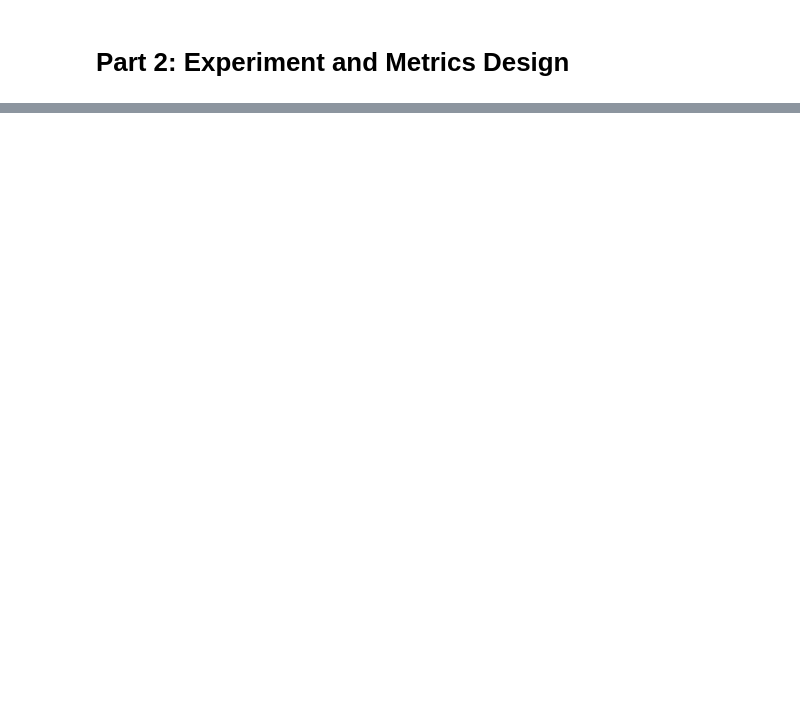
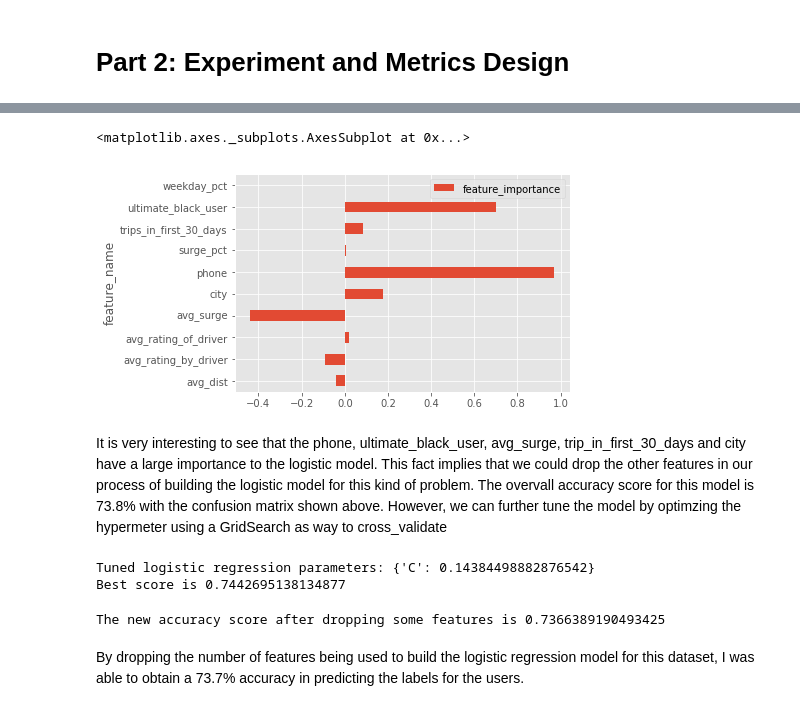
Before and after one commit to HuongIvyNguyen/springboard_datascience, a Jupyter notebook: ultimate_challenge/Take-home Challenge.ipynb, the cells around one changed output, grey strips where cells are left out. Drawn from its saved outputs; the diff is of its cells as text; code cells hidden in the pictures; blank space fills up the shorter version.

```diff
--- a/ultimate_challenge/Take-home Challenge.ipynb
+++ b/ultimate_challenge/Take-home Challenge.ipynb
@@ -75,0 +257,3 @@ logins_counts_df[:50].plot()
+# %%
+#Make sure there is no none data point
+ultimate_data = ultimate_data.dropna()
@@ -75,0 +291,4 @@ logins_counts_df[:50].plot()
+# %%
+#Splitting features versus target
+X = ultimate_data.drop(['active', 'last_trip_date', 'signup_date', 'date_from_last', 'six_months_from_signup'], axis=1)
+y = ultimate_data.active
@@ -75,0 +297,22 @@ logins_counts_df[:50].plot()
+# %%
+from sklearn.cross_validation import train_test_split
+from sklearn.model_selection import train_test_split
+from sklearn.linear_model import LogisticRegression
+from sklearn.metrics import confusion_matrix, classification_report, accuracy_score
+
+#Splitting the dataset into training and testing dataset
+X_train, X_test, y_train, y_test = train_test_split(X, y, test_size=0.2, random_state=1234)
+
+#Create a Logistic Regression classifier
+lg = LogisticRegression()
+
+#Fit the classifier to the training data
+lg.fit(X_train, y_train)
+
+#Predict the labels for the test set:
+y_pred = lg.predict(X_test)
+
+#evaluation
+print(confusion_matrix(y_test, y_pred))
+print(classification_report(y_test, y_pred))
+print('The accuracy score is ', accuracy_score(y_test, y_pred)*100)
@@ -75,0 +330,5 @@ logins_counts_df[:50].plot()
+# %%
+#Lets observe the feature importance
+lg_feature_importance = pd.DataFrame(np.transpose(lg.coef_), index=X.columns, columns=['feature_importance']).reset_index()
+lg_feature_importance.columns = ['feature_name', 'feature_importance']
+lg_feature_importance
@@ -75,0 +347,23 @@ logins_counts_df[:50].plot()
+# %%
+lg_feature_importance.plot(kind='barh', x ='feature_name')
+# %% [output]
+<matplotlib.axes._subplots.AxesSubplot at 0x...>
+[figure, added]
+# %% [markdown]
+It is very interesting to see that the phone, ultimate_black_user, avg_surge, trip_in_first_30_days and city have a large importance to the logistic model. This fact implies that we could drop the other features in our process of building the logistic model for this kind of problem. The overvall accuracy score for this model is 73.8% with the confusion matrix shown above. However, we can further tune the model by optimzing the hypermeter using a GridSearch as way to cross_validate
+# %%
+#Set up a hyperparameter grid
+c_space = np.logspace(-20,8,20)
+param_grid = {'C': c_space}
+
+from sklearn.model_selection import GridSearchCV
+
+lg_cv = GridSearchCV(lg, param_grid, cv=5)
+lg_cv.fit(X_train, y_train)
+
+y_cv_pred = lg_cv.predict(X_test)
+print ("Tuned logistic regression parameters: {}".format(lg_cv.best_params_))
+print ('Best score is {}'.format(lg_cv.best_score_))
+# %% [output]
+Tuned logistic regression parameters: {'C': 0.14384498882876542}
+Best score is 0.7442695138134877
@@ -75,0 +376,10 @@ logins_counts_df[:50].plot()
+# %%
+lg_new = LogisticRegression()
+lg_new.fit(X_new_train, y_new_train)
+y_new_pred = lg_new.predict(X_new_test)
+
+print ('The new accuracy score after dropping some features is {}'.format(accuracy_score(y_new_pred, y_new_test)))
+# %% [output]
+The new accuracy score after dropping some features is 0.7366389190493425
+# %% [markdown]
+By dropping the number of features being used to build the logistic regression model for this dataset, I was able to obtain a 73.7% accuracy in predicting the labels for the users.
```
Also changed, not shown: parts of 51 cells of this notebook.
